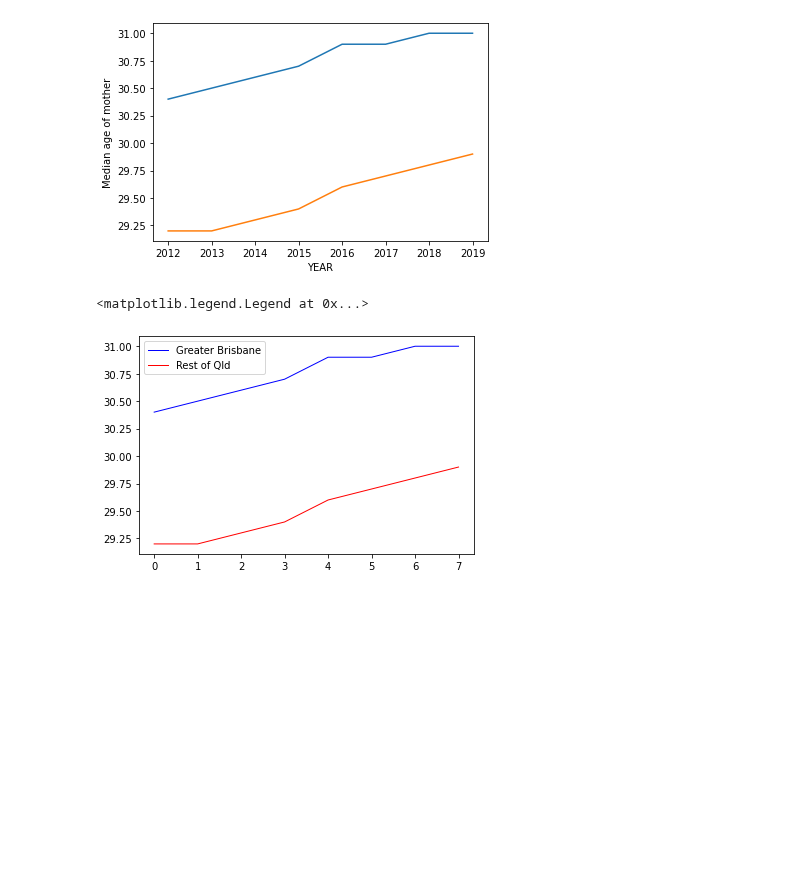
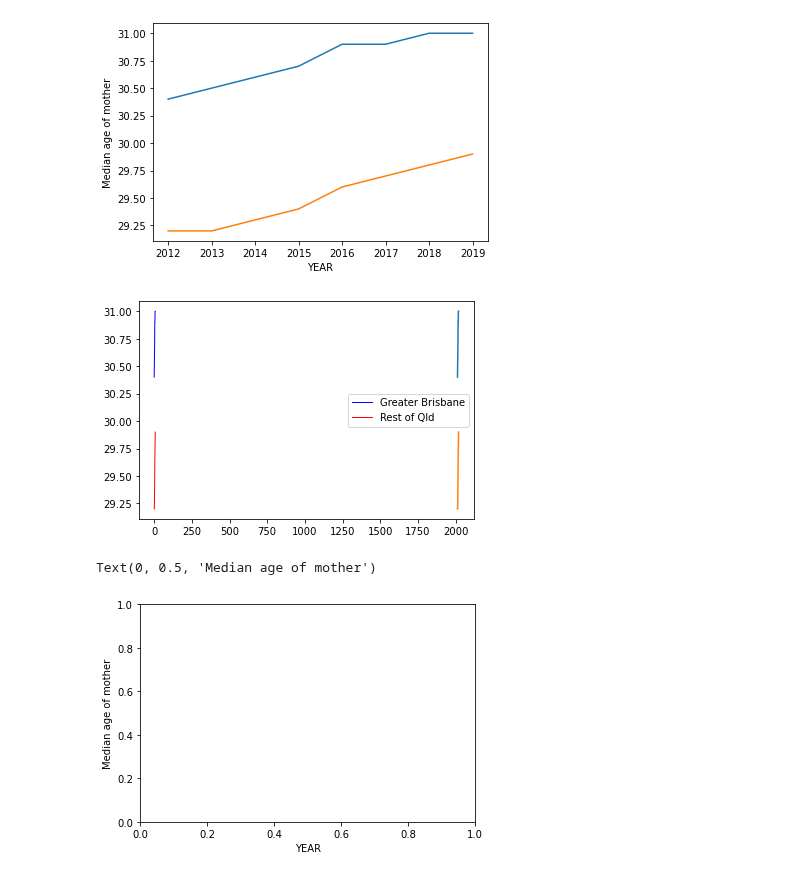
Before and after one commit to NathanJPotter/Team-Project-1, a Jupyter notebook: Project 1.ipynb, the cells around one changed output. Drawn from its saved outputs; the diff is of its cells as text; code cells hidden in the pictures; blank space fills up the shorter version.

```diff
--- a/Project 1.ipynb
+++ b/Project 1.ipynb
@@ -160,9 +160,18 @@ plt.show()
 [figure]
 # %%
 #Set legend
-GreaterBrisbane, = plt.plot(numbers_greater_brisbane, color="blue", linewidth=1, label="Greater Brisbane")
+GreaterBrisbane, = plt.plot(year, numbers_greater_brisbane, color="blue", linewidth=1, label="Greater Brisbane")
 RestofQld, = plt.plot(numbers_rest_of_qld, color="Red", linewidth=1, label="Rest of Qld")
 plt.legend(handles=[GreaterBrisbane, RestofQld], loc="best")
+plt.plot(year, numbers_greater_brisbane)
+plt.plot(year, numbers_rest_of_qld)
+plt.show()
+
+# Give our graph axis labels
+
+plt.xlabel("YEAR")
+plt.ylabel("Median age of mother")
 # %% [output]
+[figure, new version]
-<matplotlib.legend.Legend at 0x...>
+Text(0, 0.5, 'Median age of mother')
-[figure, old version]
+[figure, added]
```
